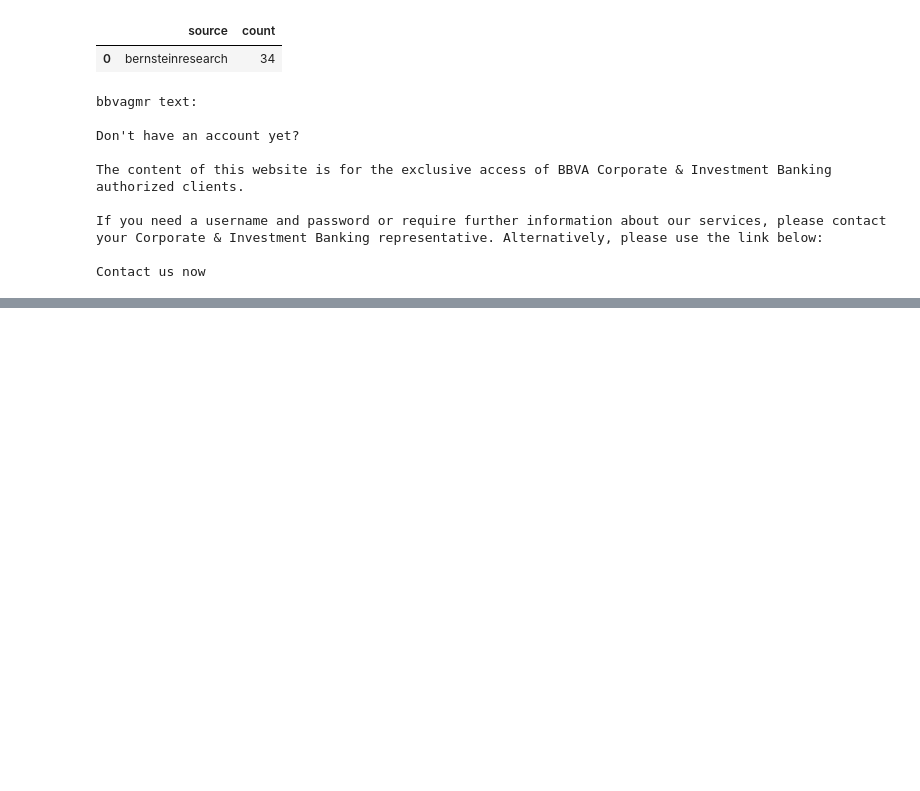
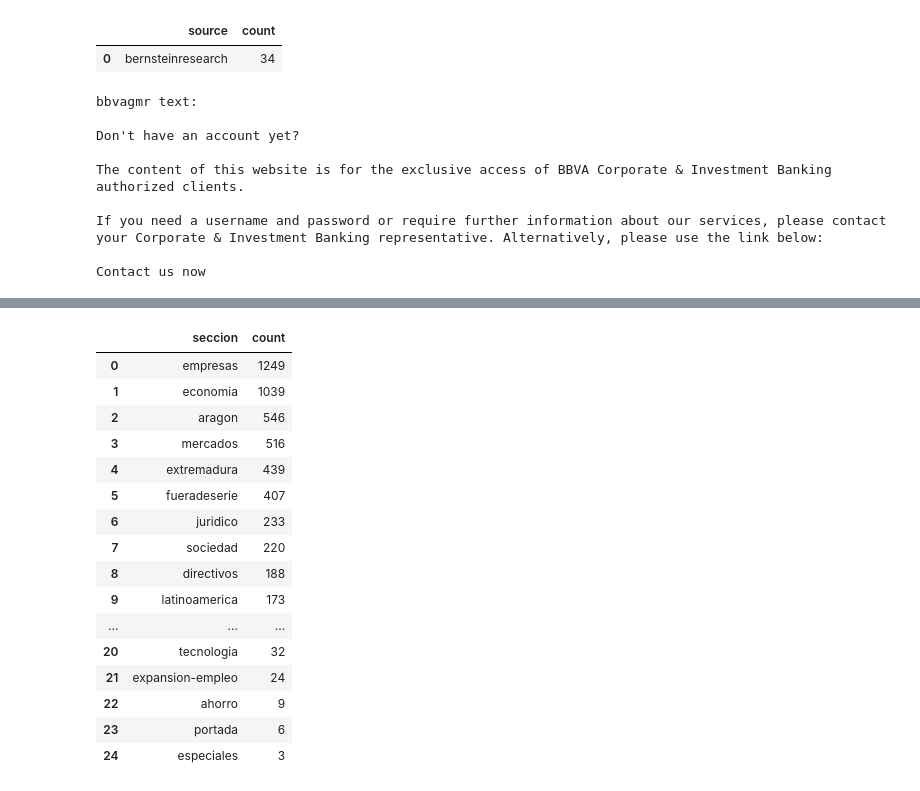
Before and after one commit to adriamoya/bcpnews, a Jupyter notebook: newspaper_scraper/01_Analysis_datasets.ipynb, the cells around one changed output, grey strips where cells are left out. Drawn from its saved outputs; the diff is of its cells as text; code cells hidden in the pictures; blank space fills up the shorter version.

```diff
--- a/newspaper_scraper/01_Analysis_email_articles.ipynb
+++ b/newspaper_scraper/01_Analysis_datasets.ipynb
@@ -242,0 +218,12 @@ df[df['title'].str.contains('custom login')]
+# %%
+# raw urls extracted with Scrapy
+urls = []
+with open('../scrapy_projects/expansion_hemeroteca/urls_expansion.json') as input_file:
+    for line in input_file:
+        urls.append(json.loads(line))
+
+# article content downloaded and parsed with newspaper3k
+data = []
+with open('./articles_expansion_hemeroteca.json') as input_file:
+    for line in input_file:
+        data.append(json.loads(line))
@@ -242,0 +234,2 @@ df[df['title'].str.contains('custom login')]
+# %%
+df = pd.DataFrame(data)
@@ -243,4 +246,23 @@ df[df['title'].str.contains('custom login')]
+# %%
+# create seccion field from url
+df['seccion'] = df['url'].apply(lambda x: x.split('/')[3])
 # %%
-df_dups = df.groupby('text').size().sort_values(0,ascending=False).reset_index().rename(columns={0:"count"})
-
-df_dups
+df.groupby('seccion').size().sort_values(0, ascending=False).reset_index().rename(columns={0:'count'})
+# %% [output]
+|  | seccion | count |
+| 0 | empresas | 1249 |
+| 1 | economia | 1039 |
+| 2 | aragon | 546 |
+| 3 | mercados | 516 |
+| 4 | extremadura | 439 |
+| 5 | fueradeserie | 407 |
+| 6 | juridico | 233 |
+| 7 | sociedad | 220 |
+| 8 | directivos | 188 |
+| 9 | latinoamerica | 173 |
+| ... | ... | ... |
+| 20 | tecnologia | 32 |
+| 21 | expansion-empleo | 24 |
+| 22 | ahorro | 9 |
+| 23 | portada | 6 |
+| 24 | especiales | 3 |
```
Also changed, not shown: parts of 36 cells of this notebook, 5 other files.
